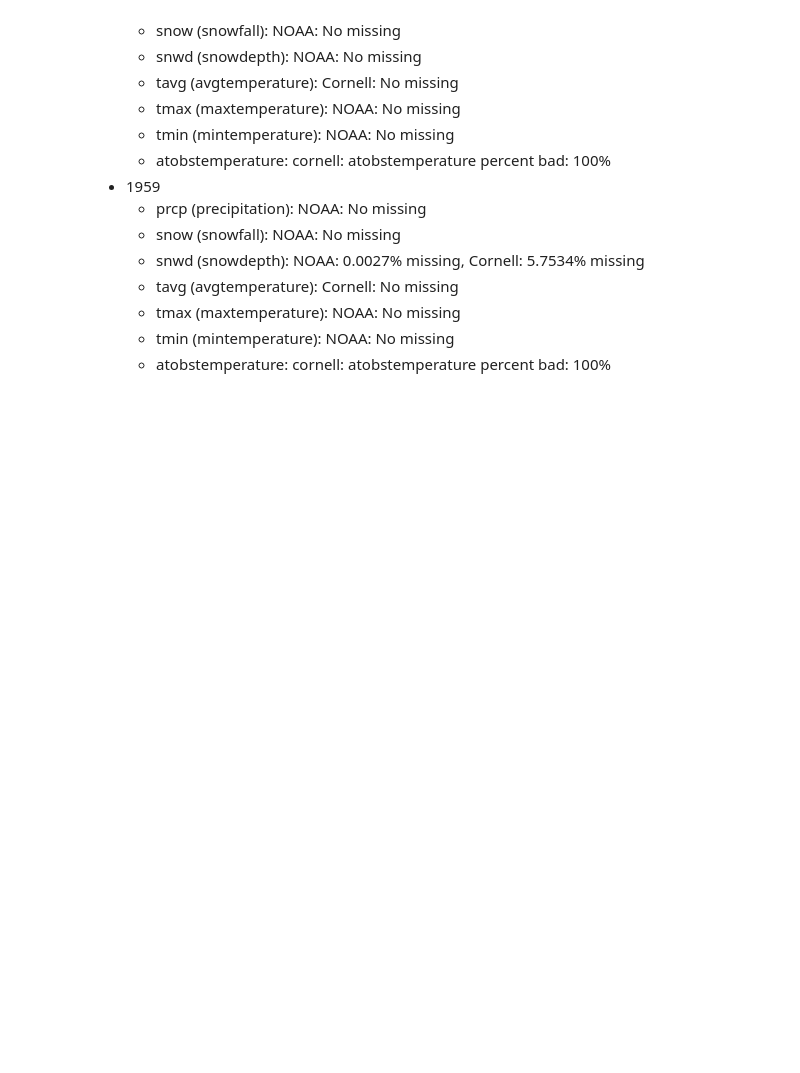
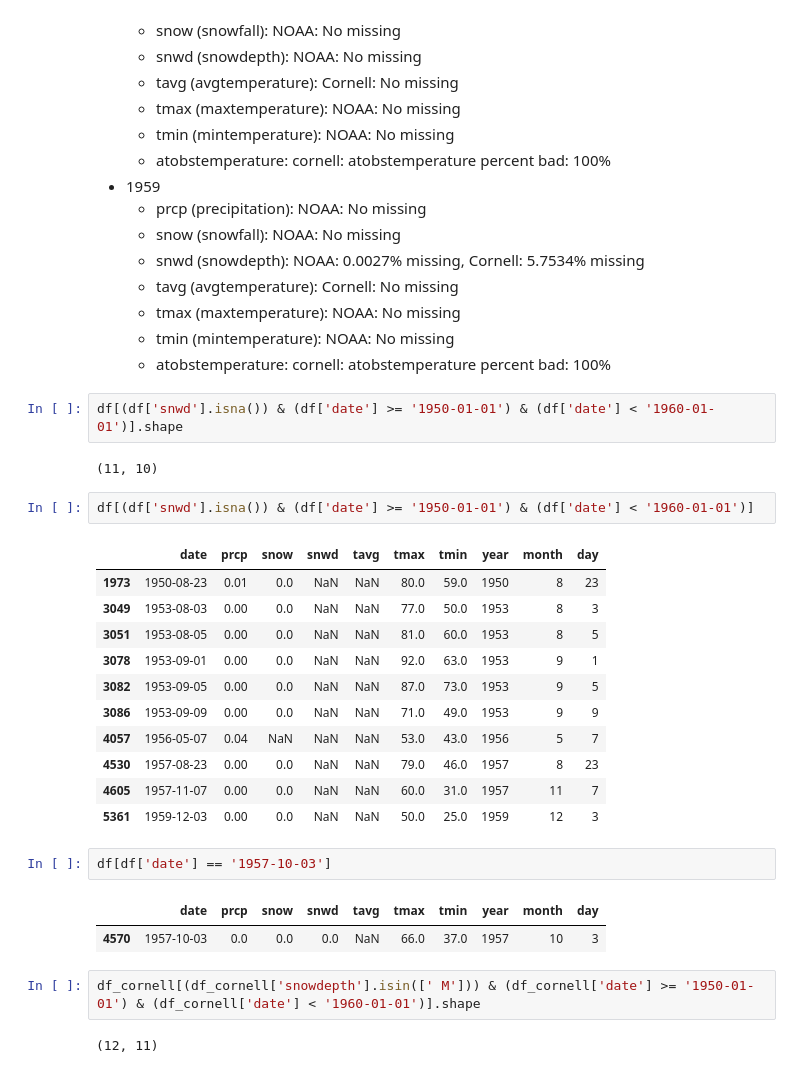
Before and after one commit to mrp10005/Bradley_CT_Weather, a Jupyter notebook: Bradley_Data_Cleansing_1_1_1943_12_31_2023.ipynb, the cells around one changed output. Drawn from its saved outputs; the diff is of its cells as text; blank space fills up the shorter version.

```diff
--- a/Bradley_Data_Cleansing_1_1_1943_12_31_2023.ipynb
+++ b/Bradley_Data_Cleansing_1_1_1943_12_31_2023.ipynb
@@ -895,3 +997,30 @@ df_cornell.shape
     * tmax (maxtemperature): NOAA: No missing
     * tmin (mintemperature): NOAA: No missing
     * atobstemperature: cornell: atobstemperature percent bad: 100%
+# %%
+df[(df['snwd'].isna()) & (df['date'] >= '1950-01-01') & (df['date'] < '1960-01-01')].shape
+# %% [output]
+(11, 10)
+# %%
+df[(df['snwd'].isna()) & (df['date'] >= '1950-01-01') & (df['date'] < '1960-01-01')]
+# %% [output]
+|  | date | prcp | snow | snwd | tavg | tmax | tmin | year | month | day |
+| 1973 | 1950-08-23 | 0.01 | 0.0 | NaN | NaN | 80.0 | 59.0 | 1950 | 8 | 23 |
+| 3049 | 1953-08-03 | 0.00 | 0.0 | NaN | NaN | 77.0 | 50.0 | 1953 | 8 | 3 |
+| 3051 | 1953-08-05 | 0.00 | 0.0 | NaN | NaN | 81.0 | 60.0 | 1953 | 8 | 5 |
+| 3078 | 1953-09-01 | 0.00 | 0.0 | NaN | NaN | 92.0 | 63.0 | 1953 | 9 | 1 |
+| 3082 | 1953-09-05 | 0.00 | 0.0 | NaN | NaN | 87.0 | 73.0 | 1953 | 9 | 5 |
+| 3086 | 1953-09-09 | 0.00 | 0.0 | NaN | NaN | 71.0 | 49.0 | 1953 | 9 | 9 |
+| 4057 | 1956-05-07 | 0.04 | NaN | NaN | NaN | 53.0 | 43.0 | 1956 | 5 | 7 |
+| 4530 | 1957-08-23 | 0.00 | 0.0 | NaN | NaN | 79.0 | 46.0 | 1957 | 8 | 23 |
+| 4605 | 1957-11-07 | 0.00 | 0.0 | NaN | NaN | 60.0 | 31.0 | 1957 | 11 | 7 |
+| 5361 | 1959-12-03 | 0.00 | 0.0 | NaN | NaN | 50.0 | 25.0 | 1959 | 12 | 3 |
+# %%
+df[df['date'] == '1957-10-03']
+# %% [output]
+|  | date | prcp | snow | snwd | tavg | tmax | tmin | year | month | day |
+| 4570 | 1957-10-03 | 0.0 | 0.0 | 0.0 | NaN | 66.0 | 37.0 | 1957 | 10 | 3 |
+# %%
+df_cornell[(df_cornell['snowdepth'].isin([' M'])) & (df_cornell['date'] >= '1950-01-01') & (df_cornell['date'] < '1960-01-01')].shape
+# %% [output]
+(12, 11)
```
Also changed, not shown: parts of 31 cells of this notebook.
